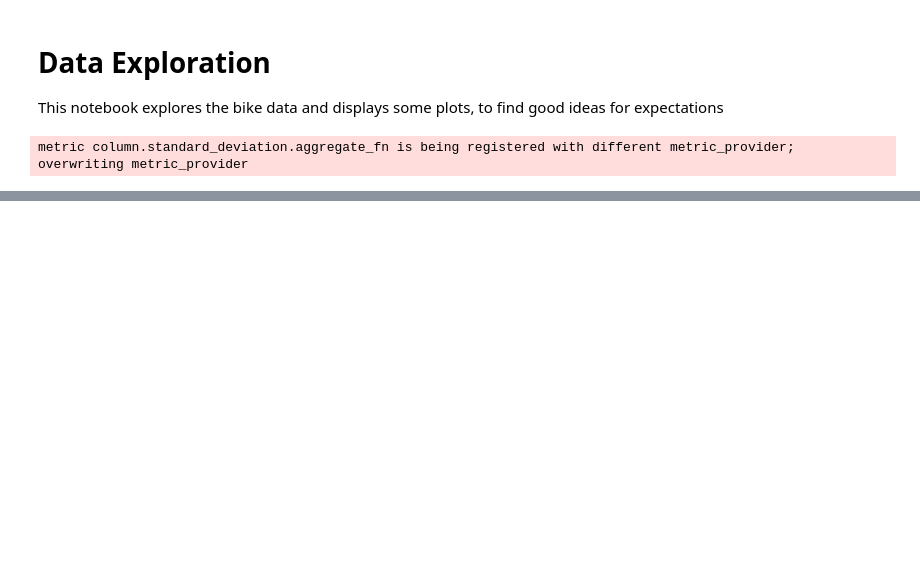
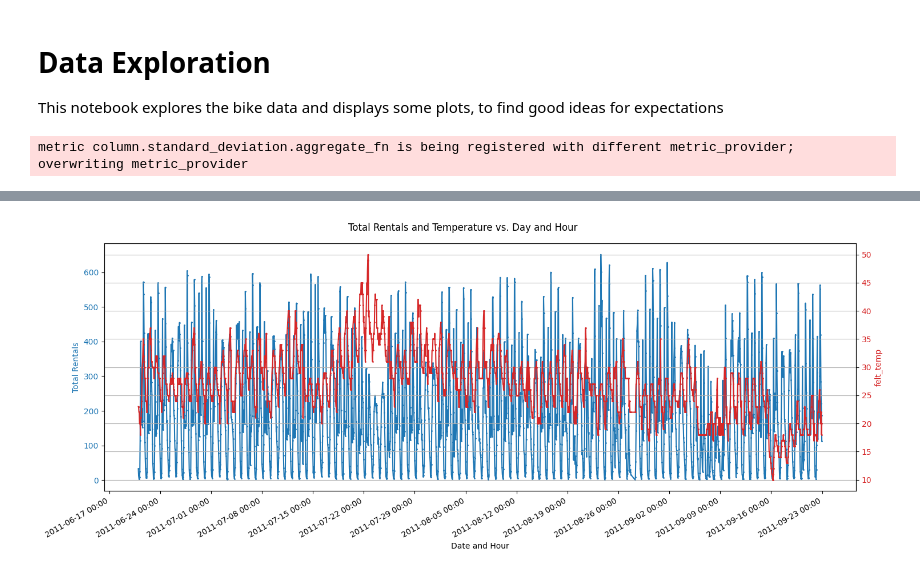
Before and after one commit to iptch/SDS2025-data-quality-handson, a Jupyter notebook: DataExploration.ipynb, the cells around one changed output, grey strips where cells are left out. Saved outputs shown, nothing was run; the diff lists cells and outputs as text; code cells hidden in the pictures; blank space fills up the shorter version.

```diff
--- a/DataExploration.ipynb
+++ b/DataExploration.ipynb
@@ -84,0 +96,4 @@ Max Values
+# %%
+plot_rentals_vs_time(df_summer_2011, 'felt_temp')
+# %% [output]
+[figure, added]
```
Also changed, not shown: parts of 8 cells of this notebook, 2 other files.
